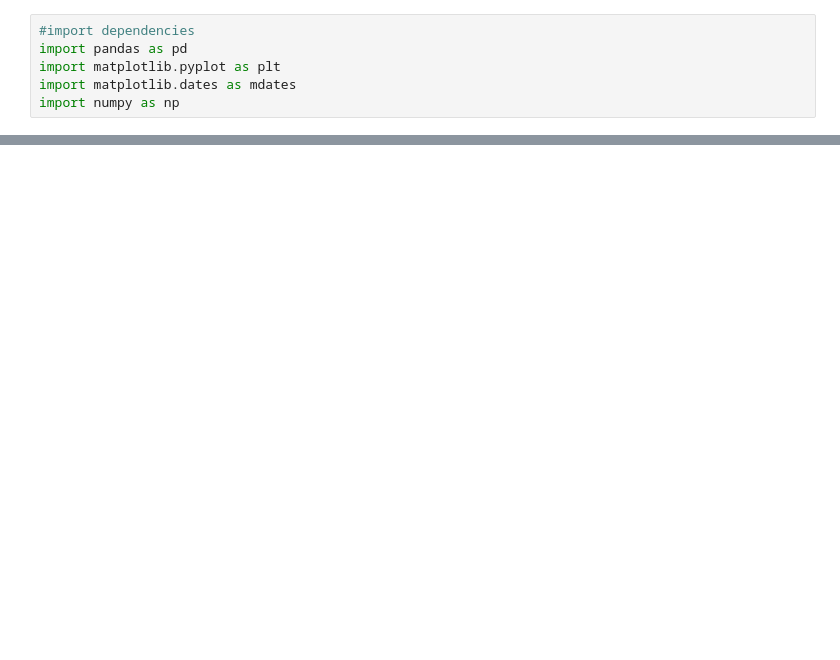
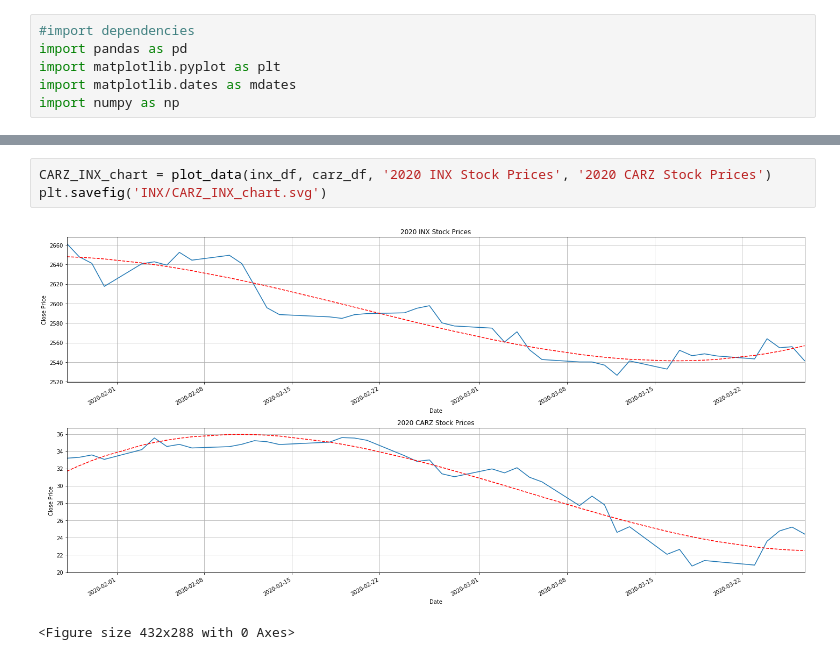
Before and after one commit to Sal-r/Corona-Virus-Vs-Stock-Market, a Jupyter notebook: DEV/SalR/Salr Data Visualization.ipynb, the cells around one changed output, grey strips where cells are left out. Drawn from its saved outputs; the diff is of its cells as text; blank space fills up the shorter version.

```diff
--- a/DEV/SalR/Salr Data Visualization.ipynb
+++ b/DEV/SalR/Salr Data Visualization.ipynb
@@ -79,0 +107,6 @@ CARZ_chart = plot_data(dji_df, carz_df, '2020 DJI Stock Prices', '2020 CARZ Stoc
+# %%
+CARZ_INX_chart = plot_data(inx_df, carz_df, '2020 INX Stock Prices', '2020 CARZ Stock Prices')
+plt.savefig('INX/CARZ_INX_chart.svg')
+# %% [output]
+[figure, added]
+<Figure size 432x288 with 0 Axes>
```
Also changed, not shown: parts of 17 cells of this notebook, 17 other files.
